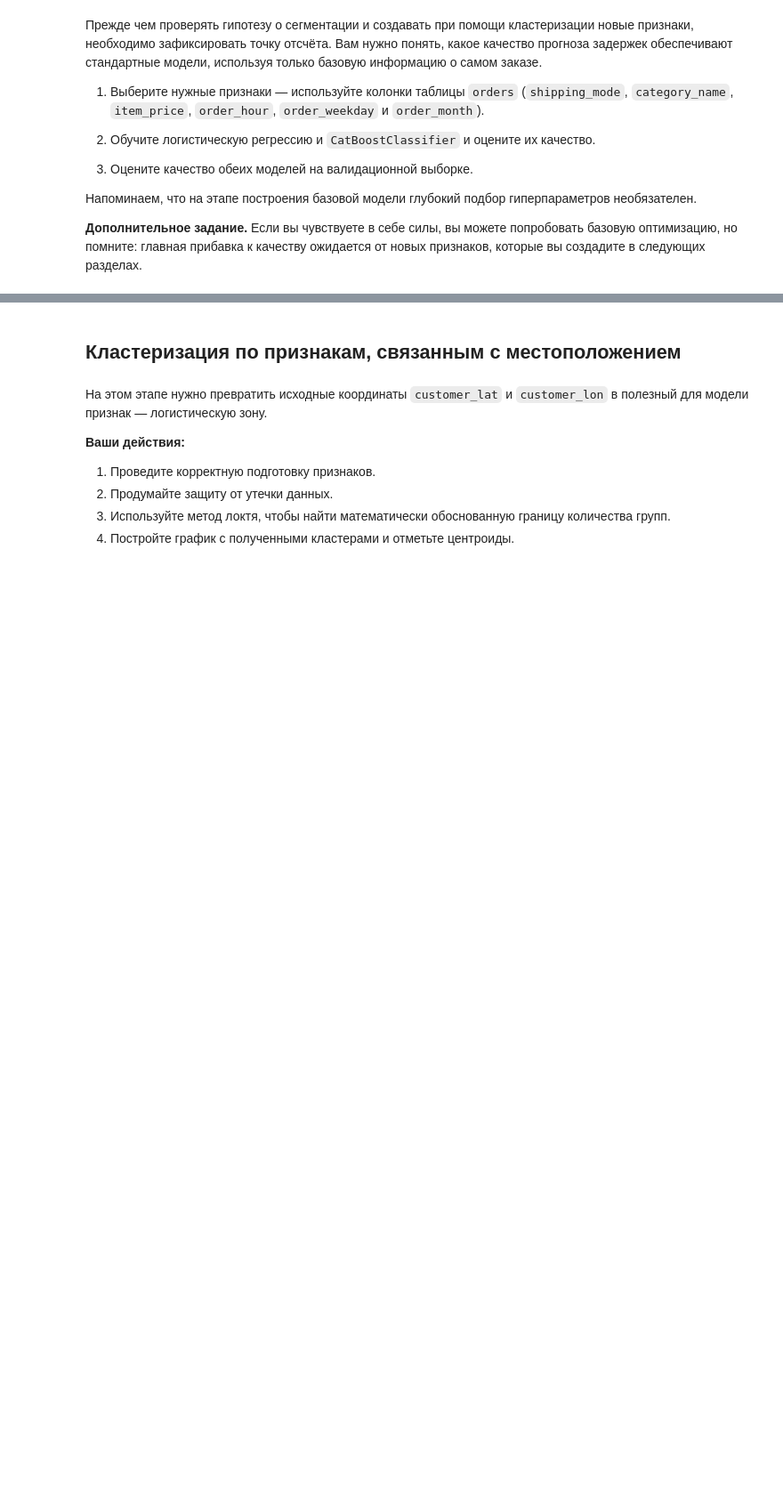
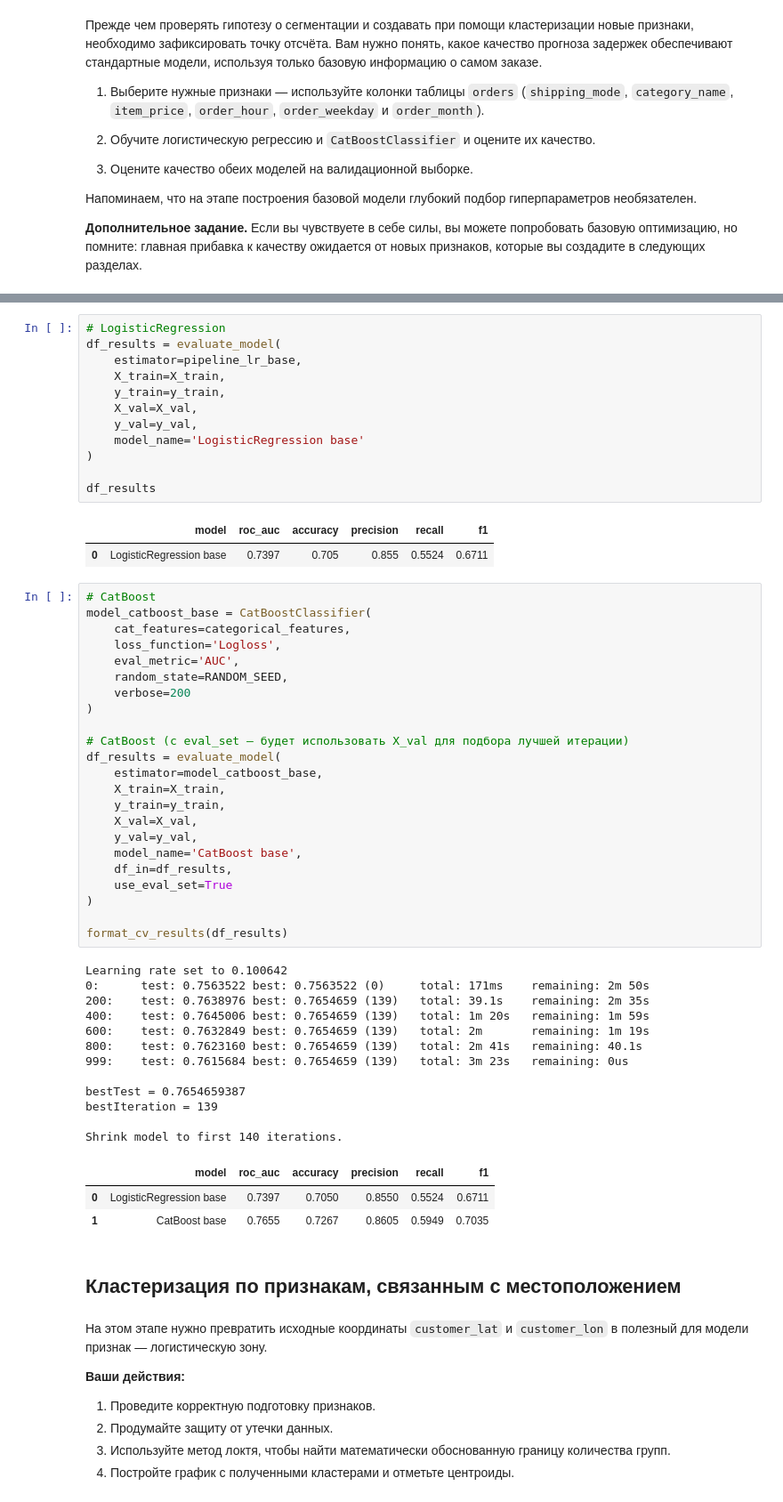
Before and after one commit to TemaQDX/sprint_18_project_carga_pronto, a Jupyter notebook: sprint_18_project_carga_pronto_Artem_Burov.ipynb, the cells around one changed output, grey strips where cells are left out. Shown at 89% size. Drawn from its saved outputs; the diff is of its cells as text; blank space fills up the shorter version.

```diff
--- a/sprint_18_project_carga_pronto_Artem_Burov.ipynb
+++ b/sprint_18_project_carga_pronto_Artem_Burov.ipynb
@@ -1188,3 +1356,57 @@ test   | строк:  35547 ( 19.9%) | клиентов: 4099
+# %%
+# LogisticRegression
+df_results = evaluate_model(
+    estimator=pipeline_lr_base,
+    X_train=X_train,
+    y_train=y_train,
+    X_val=X_val,
+    y_val=y_val,
+    model_name='LogisticRegression base'
+)
+
+df_results
+# %% [output]
+|  | model | roc_auc | accuracy | precision | recall | f1 |
+| 0 | LogisticRegression base | 0.7397 | 0.705 | 0.855 | 0.5524 | 0.6711 |
+# %%
+# CatBoost
+model_catboost_base = CatBoostClassifier(
+    cat_features=categorical_features,
+    loss_function='Logloss',
+    eval_metric='AUC',
+    random_state=RANDOM_SEED,
+    verbose=200
+)
+
+# CatBoost (с eval_set — будет использовать X_val для подбора лучшей итерации)
+df_results = evaluate_model(
+    estimator=model_catboost_base,
+    X_train=X_train,
+    y_train=y_train,
+    X_val=X_val,
+    y_val=y_val,
+    model_name='CatBoost base',
+    df_in=df_results,
+    use_eval_set=True
+)
+
+format_cv_results(df_results)
+# %% [output]
+Learning rate set to 0.100642
+0:      test: 0.7563522 best: 0.7563522 (0)     total: 171ms    remaining: 2m 50s
+200:    test: 0.7638976 best: 0.7654659 (139)   total: 39.1s    remaining: 2m 35s
+400:    test: 0.7645006 best: 0.7654659 (139)   total: 1m 20s   remaining: 1m 59s
+600:    test: 0.7632849 best: 0.7654659 (139)   total: 2m       remaining: 1m 19s
+800:    test: 0.7623160 best: 0.7654659 (139)   total: 2m 41s   remaining: 40.1s
+999:    test: 0.7615684 best: 0.7654659 (139)   total: 3m 23s   remaining: 0us
+
+bestTest = 0.7654659387
+bestIteration = 139
+
+Shrink model to first 140 iterations.
+|  | model | roc_auc | accuracy | precision | recall | f1 |
+| 0 | LogisticRegression base | 0.7397 | 0.7050 | 0.8550 | 0.5524 | 0.6711 |
+| 1 | CatBoost base | 0.7655 | 0.7267 | 0.8605 | 0.5949 | 0.7035 |
 # %% [markdown]
 ##  Кластеризация по признакам, связанным с местоположением
 # %% [markdown]
```
Also changed, not shown: parts of 8 cells of this notebook.
